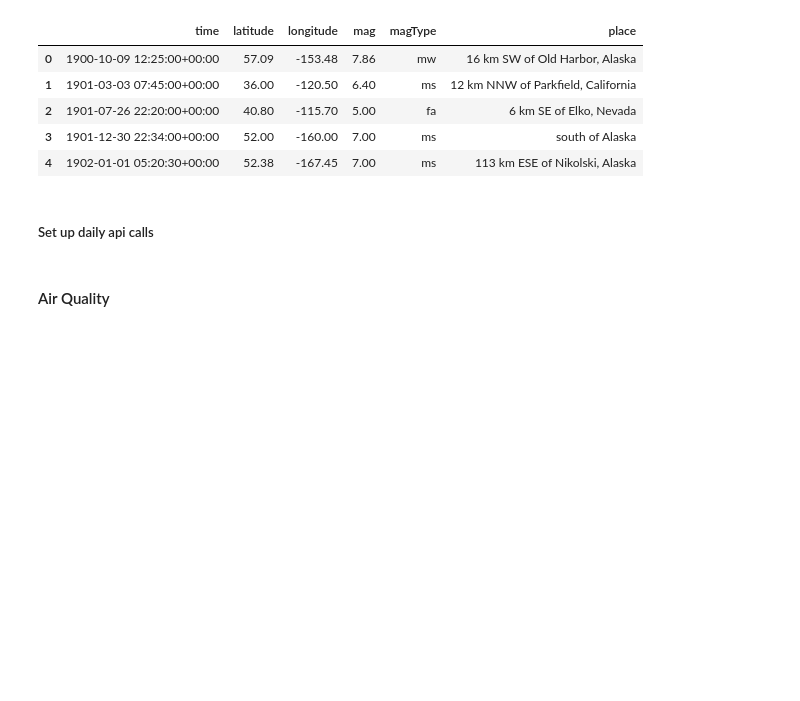
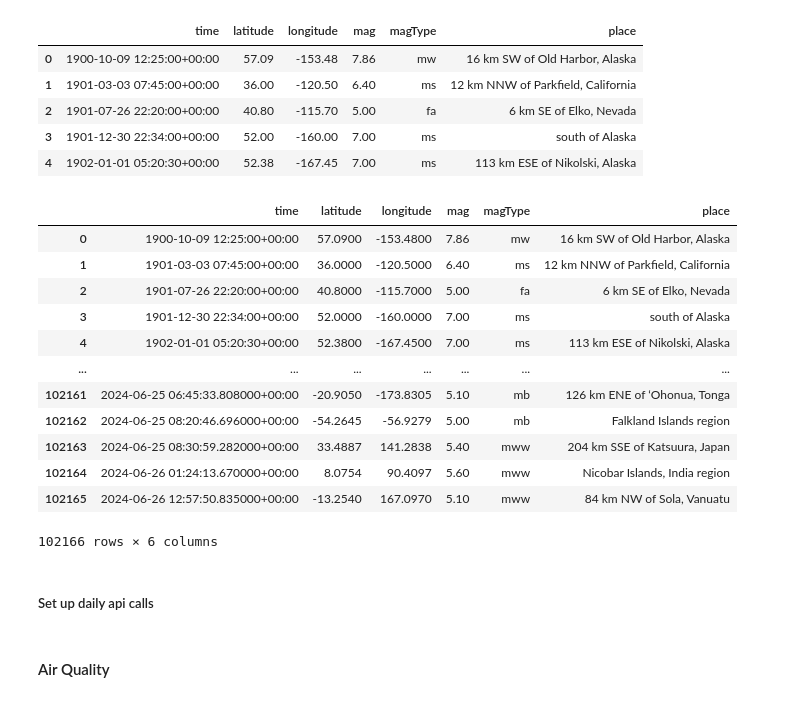
Before and after one commit to joshashton/ETL-environmental-data-app, a Jupyter notebook: DataSetup/CapstoneETL.ipynb, the cells around one changed output. Cells and saved outputs as stored; diff of their text form; code cells hidden in the pictures; blank space fills up the shorter version.

```diff
--- a/DataSetup/CapstoneETL.ipynb
+++ b/DataSetup/CapstoneETL.ipynb
@@ -158,19 +316,56 @@ earthquake_data.head()
 | 2 | 1901-07-26 22:20:00+00:00 | 40.80 | -115.70 | 5.00 | fa | 6 km SE of Elko, Nevada |
 | 3 | 1901-12-30 22:34:00+00:00 | 52.00 | -160.00 | 7.00 | ms | south of Alaska |
 | 4 | 1902-01-01 05:20:30+00:00 | 52.38 | -167.45 | 7.00 | ms | 113 km ESE of Nikolski, Alaska |
-# %% [markdown]
-##### Set up daily api calls
 # %%
 ## get historical data of earthquakes
 ## set up api daily connection
 
+#get earthquakes from 2024-05-25+
+
 #https://earthquake.usgs.gov/fdsnws/event/1/query?format=geojson&starttime=2014-01-01&endtime=2014-01-02
-url = f'https://earthquake.usgs.gov/fdsnws/event/1/[METHOD[?PARAMETERS]]'
+#url = f'https://earthquake.usgs.gov/fdsnws/event/1/[METHOD[?PARAMETERS]]'
+url = f'https://earthquake.usgs.gov/fdsnws/event/1/query?format=geojson&starttime=2024-05-25&endtime=2024-06-27&minmagnitude=5'
 
 #headers = { 'X-Auth-Token': api_key }
 
 response = requests.get(url)
 
 #print(response) #response code 200: Good 400: Bad
 jsonRes = response.json()
-print(jsonRes)
+
+#collect data
+extra_earthquake_list = []
+for earthquake in jsonRes['features']:
+        data = {
+            'time': earthquake['properties']['time'],
+            'latitude': earthquake['geometry']['coordinates'][1],
+            'longitude': earthquake['geometry']['coordinates'][0],
+            'mag': earthquake['properties']['mag'],
+            'magType': earthquake['properties']['magType'],
+            'place': earthquake['properties']['place']
+        }
+        extra_earthquake_list.append(data)
+
+extra_earthquake_df = pd.DataFrame(extra_earthquake_list)
+extra_earthquake_df['time'] = pd.to_datetime(extra_earthquake_df['time'], unit='ms',origin='unix', utc=True)
+extra_earthquake_df[:] = extra_earthquake_df[::-1]
+extra_earthquake_df
+
+#append to all earthquakes dataset
+full_earthquake_df = pd.concat([earthquake_data,extra_earthquake_df],ignore_index=True)
+full_earthquake_df.to_csv('Data/historical_earthquake_data.csv', index=False)
+full_earthquake_df
+# %% [output]
+|  | time | latitude | longitude | mag | magType | place |
+| 0 | 1900-10-09 12:25:00+00:00 | 57.0900 | -153.4800 | 7.86 | mw | 16 km SW of Old Harbor, Alaska |
+| 1 | 1901-03-03 07:45:00+00:00 | 36.0000 | -120.5000 | 6.40 | ms | 12 km NNW of Parkfield, California |
+| 2 | 1901-07-26 22:20:00+00:00 | 40.8000 | -115.7000 | 5.00 | fa | 6 km SE of Elko, Nevada |
+| 3 | 1901-12-30 22:34:00+00:00 | 52.0000 | -160.0000 | 7.00 | ms | south of Alaska |
+| 4 | 1902-01-01 05:20:30+00:00 | 52.3800 | -167.4500 | 7.00 | ms | 113 km ESE of Nikolski, Alaska |
+| ... | ... | ... | ... | ... | ... | ... |
+| 102161 | 2024-06-25 06:45:33.808000+00:00 | -20.9050 | -173.8305 | 5.10 | mb | 126 km ENE of ‘Ohonua, Tonga |
+| 102162 | 2024-06-25 08:20:46.696000+00:00 | -54.2645 | -56.9279 | 5.00 | mb | Falkland Islands region |
+| 102163 | 2024-06-25 08:30:59.282000+00:00 | 33.4887 | 141.2838 | 5.40 | mww | 204 km SSE of Katsuura, Japan |
+| 102164 | 2024-06-26 01:24:13.670000+00:00 | 8.0754 | 90.4097 | 5.60 | mww | Nicobar Islands, India region |
+| 102165 | 2024-06-26 12:57:50.835000+00:00 | -13.2540 | 167.0970 | 5.10 | mww | 84 km NW of Sola, Vanuatu |
+102166 rows × 6 columns
@@ -178,0 +372,2 @@ df_Earthquake = pd.DataFrame(columns=['long','lat',''])
+# %% [markdown]
+##### Set up daily api calls
```
Also changed, not shown: parts of 13 cells of this notebook.
